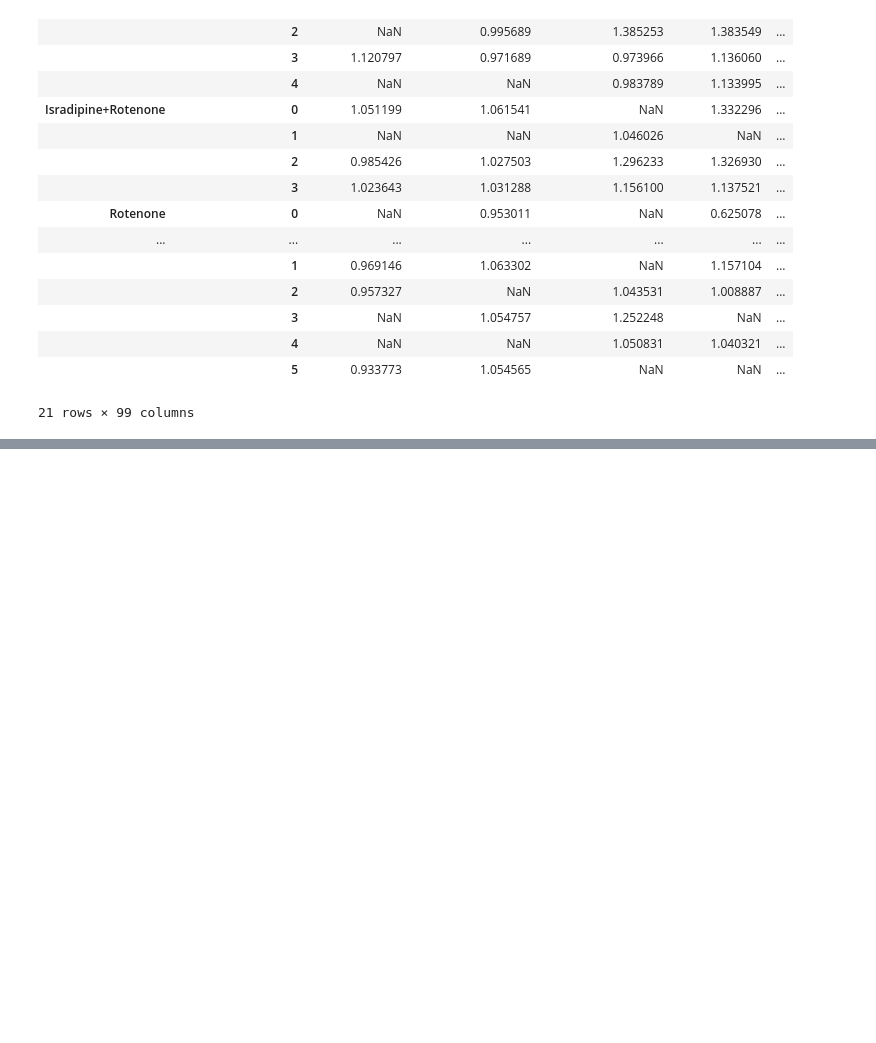
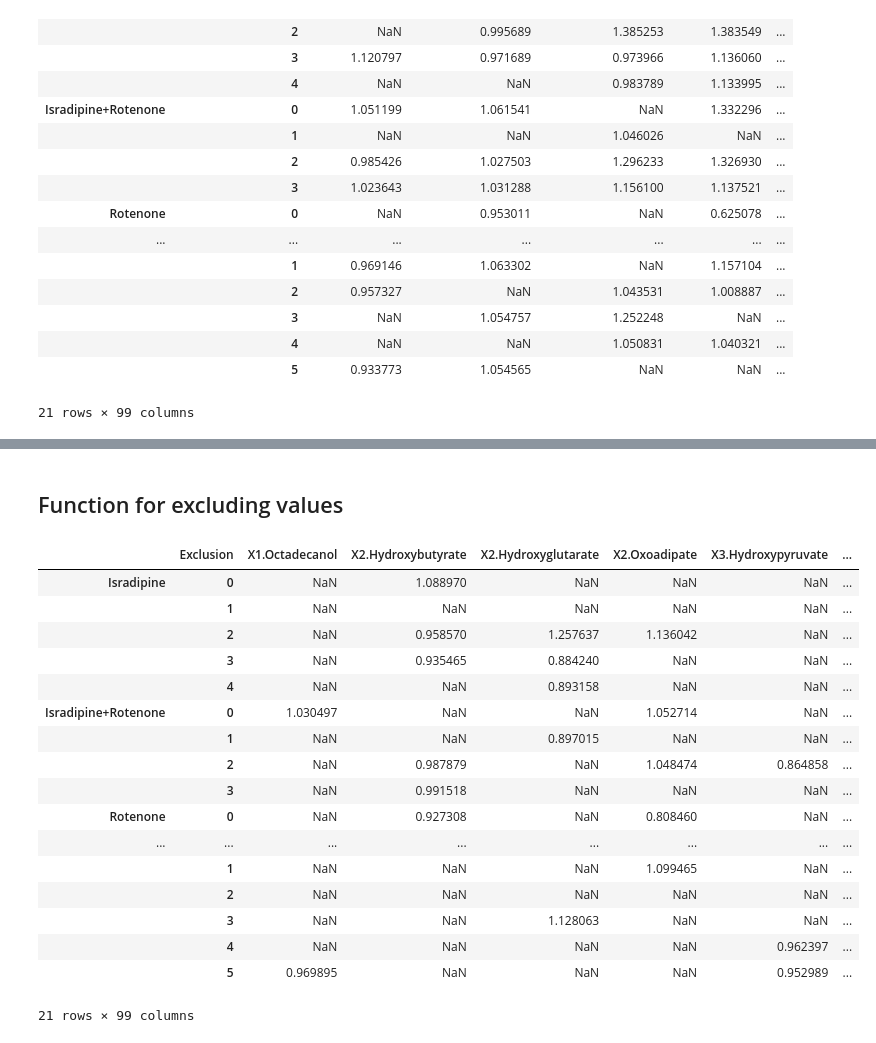
Before and after one commit to Kwamewusu/uihh_nowusu, a Jupyter notebook: metabolomicsViewer.ipynb, the cells around one changed output, grey strips where cells are left out. Cells and saved outputs as stored; diff of their text form; code cells hidden in the pictures; blank space fills up the shorter version.

Commit message:
added normalization and exclusion functions.

```diff
--- a/metabolomicsViewer.ipynb
+++ b/metabolomicsViewer.ipynb
@@ -183,6 +183,7 @@ def outliers(grubbsData,initVals,thresh):
 
     # if condition above is false, replace with previous value
     valueCheck = valueCheck.where(cond=testDF,other=initVals)
+    valueCheck.columns.names = ['Outliers']
 
     return valueCheck
 # %%
@@ -209,0 +213,16 @@ whichVals
+# %%
+meanOutly = mean(conditions,whichVals)
+
+def normalize(group,metabOutly,metabMean):
+    # Perform normalization
+    nrmlz = pd.concat([pd.DataFrame
+                       (metabOutly.loc[treatment,columns].div(metabMean.loc[treatment]))
+                      for treatment in group], ignore_index=True)
+
+    nrmlz.set_axis(labels=drug_multiIdx,axis='index',inplace=True)
+    nrmlz.columns.names = ['Normalization']
+
+    return nrmlz
+# %%
+normal = normalize(conditions,whichVals,meanOutly)
+normal
@@ -209,0 +248,36 @@ whichVals
+# %% [markdown]
+## Function for excluding values
+# %%
+def exclude(grubbsData,normVals,thresh):
+
+    # If the condition above is true, replace the value with NaN
+    testDF = grubbsData.lt(thresh)
+    exclusion = grubbsData.mask(cond=testDF,other=np.nan)
+
+    # if condition above is false, replace with previous value
+    exclusion = exclusion.where(cond=testDF,other=normVals)
+    exclusion.columns.names = ['Exclusion']
+
+    return exclusion
+# %%
+removed = exclude(madVals,normal,0.6)
+removed
+# %% [output]
+|  | Exclusion | X1.Octadecanol | X2.Hydroxybutyrate | X2.Hydroxyglutarate | X2.Oxoadipate | X3.Hydroxypyruvate | ... |
+| Isradipine | 0 | NaN | 1.088970 | NaN | NaN | NaN | ... |
+|  | 1 | NaN | NaN | NaN | NaN | NaN | ... |
+|  | 2 | NaN | 0.958570 | 1.257637 | 1.136042 | NaN | ... |
+|  | 3 | NaN | 0.935465 | 0.884240 | NaN | NaN | ... |
+|  | 4 | NaN | NaN | 0.893158 | NaN | NaN | ... |
+| Isradipine+Rotenone | 0 | 1.030497 | NaN | NaN | 1.052714 | NaN | ... |
+|  | 1 | NaN | NaN | 0.897015 | NaN | NaN | ... |
+|  | 2 | NaN | 0.987879 | NaN | 1.048474 | 0.864858 | ... |
+|  | 3 | NaN | 0.991518 | NaN | NaN | NaN | ... |
+| Rotenone | 0 | NaN | 0.927308 | NaN | 0.808460 | NaN | ... |
+| ... | ... | ... | ... | ... | ... | ... | ... |
+|  | 1 | NaN | NaN | NaN | 1.099465 | NaN | ... |
+|  | 2 | NaN | NaN | NaN | NaN | NaN | ... |
+|  | 3 | NaN | NaN | 1.128063 | NaN | NaN | ... |
+|  | 4 | NaN | NaN | NaN | NaN | 0.962397 | ... |
+|  | 5 | 0.969895 | NaN | NaN | NaN | 0.952989 | ... |
+21 rows × 99 columns
```
Also changed, not shown: parts of 2 cells of this notebook.
